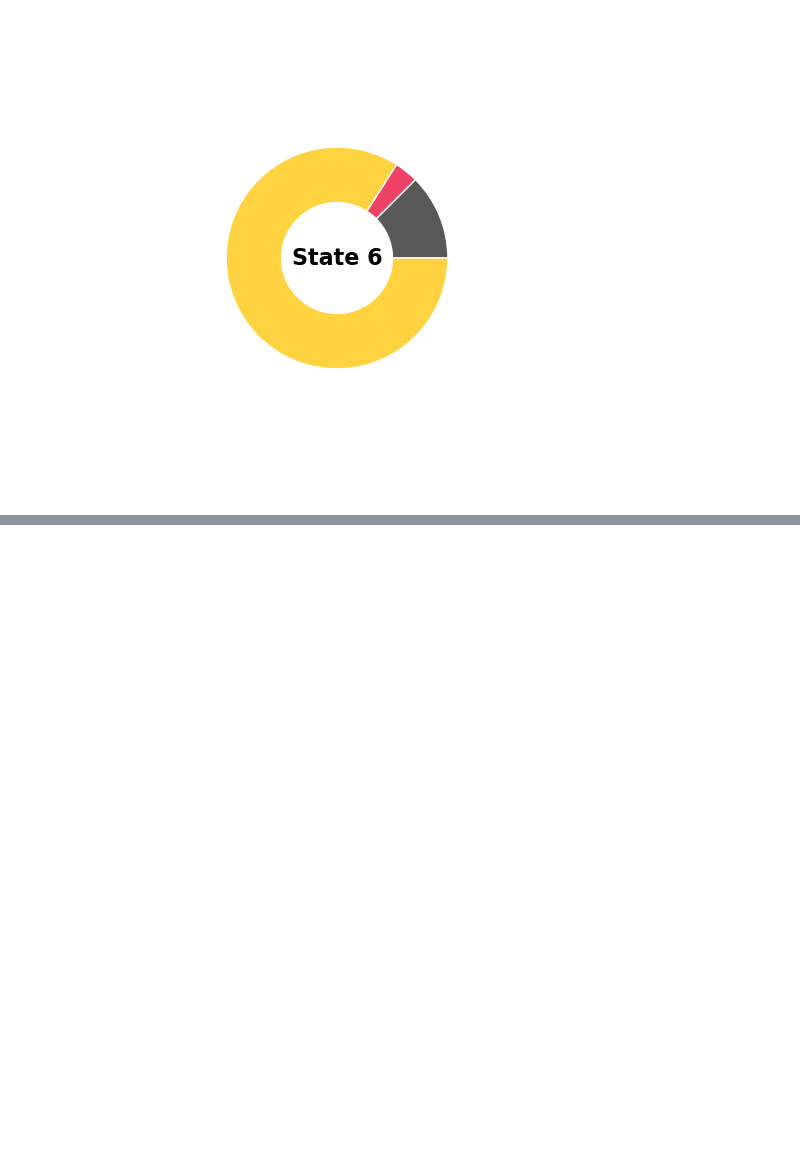
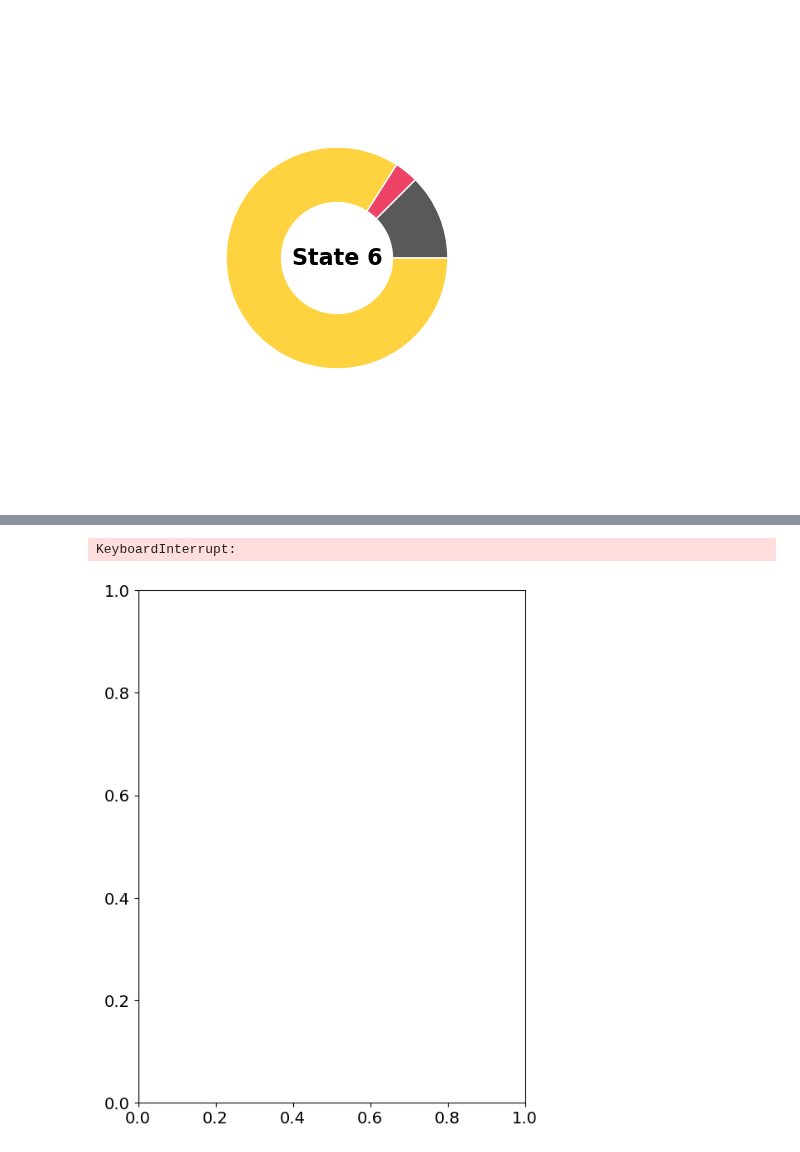
Before and after one commit to meyresearch/kinase_analysis, a Jupyter notebook: notebooks/manuscript/fig2_macrostate_fes_abl/fig2a.ipynb, the cells around one changed output, grey strips where cells are left out. Cells and saved outputs as stored; diff of their text form; code cells hidden in the pictures; blank space fills up the shorter version.

```diff
--- a/notebooks/manuscript/fig2a_abl_fes/fig2a.ipynb
+++ b/notebooks/manuscript/fig2_macrostate_fes_abl/fig2a.ipynb
@@ -249,0 +285,13 @@ def plot_dihed_pie(spatial_counts, dihed_counts,
+# %%
+plot_fig(x = dbdist_cat[::10, 0],
+         y = dbdist_cat[::10, 1],
+         c = dfg_spatial_colors[distgroup_cat[::10]+1],
+         xc = c_ftrajs[0][:, 0],
+         yc = c_ftrajs[0][:, 1],
+         cc = dfg_spatial_colors[c_dist_group+1],
+         x_label = r"$d(\mathrm{M290}\text{-C}\mathrm{\alpha}, \mathrm{F382}\text{-C}\mathrm{\zeta})$ (nm)",
+         y_label = r"$d(\mathrm{K271}\text{-C}\mathrm{\alpha}, \mathrm{F382}\text{-C}\mathrm{\zeta})$ (nm)",
+         fname = 'fig2_crystals.png')
+# %% [output]
+KeyboardInterrupt:
+[figure, added]
```
Also changed, not shown: parts of 7 cells of this notebook, 9 other files.
